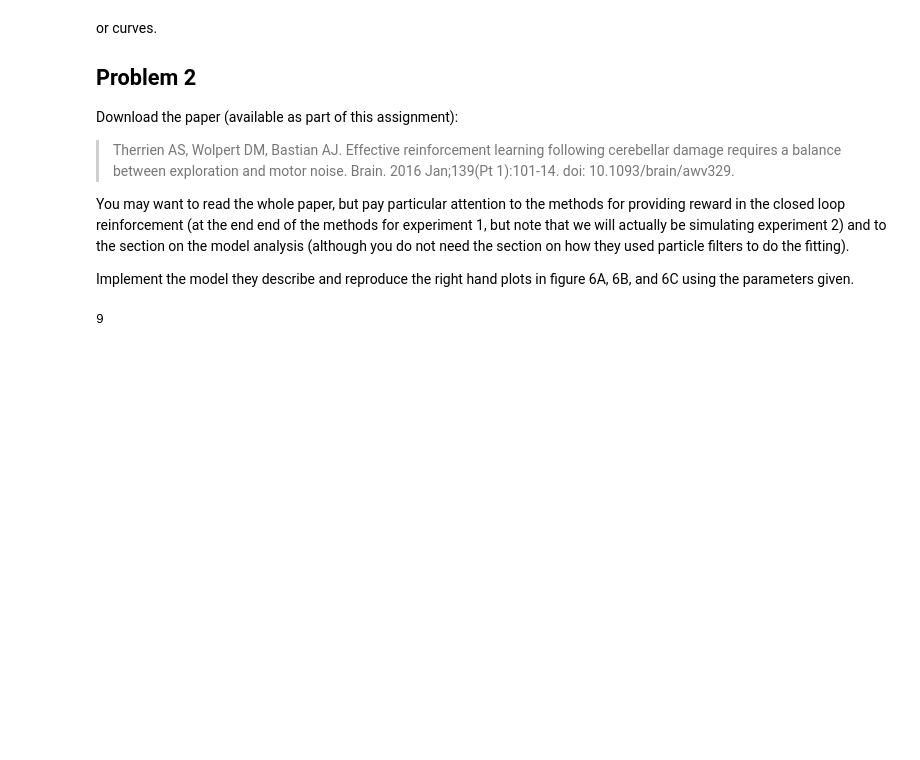
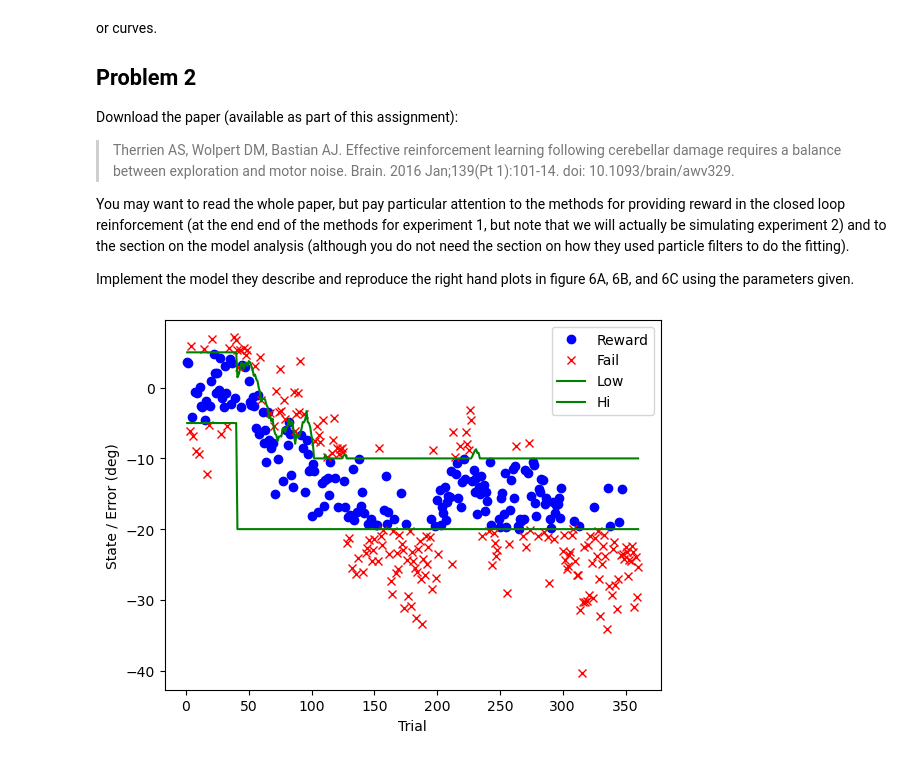
Before and after one commit to opherdonchin/ModelsOfTheMotorSystems, a Jupyter notebook: HW4.ipynb, the cells around one changed output. Saved outputs shown, nothing was run; the diff lists cells and outputs as text; code cells hidden in the pictures; blank space fills up the shorter version.

```diff
--- a/HW4.ipynb
+++ b/HW4.ipynb
@@ -156,7 +156,74 @@ particle filters to do the fitting).
 
 Implement the model they describe and reproduce the right hand plots in
 figure 6A, 6B, and 6C using the parameters given.
-# %%
-5+4
-# %% [output]
-9
+# %%
+# Build gradual target shift
+num_trials = 360
+
+def set_lo(y, t):
+    if t < 40:
+        lo = -5
+    else:
+        lo = -20
+    return lo
+
+def set_hi(y, t):
+    if t < 40:
+        hi = 5
+    else:
+        yMean = np.mean(y[t-10:t-1])
+        hi = np.max((yMean, -10))
+    return hi
+
+
+def simulate_adaptation(s_m, s_e):
+    x = np.zeros(num_trials)
+    y = np.zeros(num_trials)
+    e = rng.normal(0, s_e, num_trials)
+    m = rng.normal(0, s_m, num_trials)
+    zone_lo = np.zeros(num_trials)
+    zone_hi = np.zeros(num_trials)
+    reward = np.full(num_trials, False)
+
+    for t in range(num_trials):
+        y[t] = x[t] + e[t] + m[t]
+        zone_lo[t] = set_lo(y, t)
+        zone_hi[t] = set_hi(y, t)
+        reward[t] = zone_lo[t] <= y[t] and y[t] <= zone_hi[t]
+        if t < num_trials-1:
+            x[t+1] = x[t] + reward[t]*e[t]
+
+    return {
+        "x": x, "y": y, "zone_lo": zone_lo, "zone_hi": zone_hi, "reward": reward
+    }
+
+trial_num = np.arange(1, num_trials+1)
+
+cerebellar_s_m = 4
+cerebellar_s_e = 1.58
+cerebellar = simulate_adaptation(cerebellar_s_m, cerebellar_s_e)
+
+def draw_learning(d):
+    reward = d["reward"]
+    y = d["y"]
+    zone_lo = d["zone_lo"]
+    zone_hi = d["zone_hi"]
+
+
+
+    plt.figure()
+
+    plt.plot(trial_num[reward], y[reward], 'bo', label="Reward")
+    plt.plot(trial_num[~reward], y[~reward], 'rx', label="Fail")
+    plt.plot(trial_num, zone_lo, 'g-', label="Low")
+    plt.plot(trial_num, zone_hi, 'g-', label="Hi")
+
+
+    plt.xlabel("Trial")
+    plt.ylabel("State / Error (deg)")
+    plt.legend()
+    plt.show()
+
+draw_learning(cerebellar)
+# %% [output]
+[figure, added]
```
Also changed, not shown: parts of 2 cells of this notebook.
